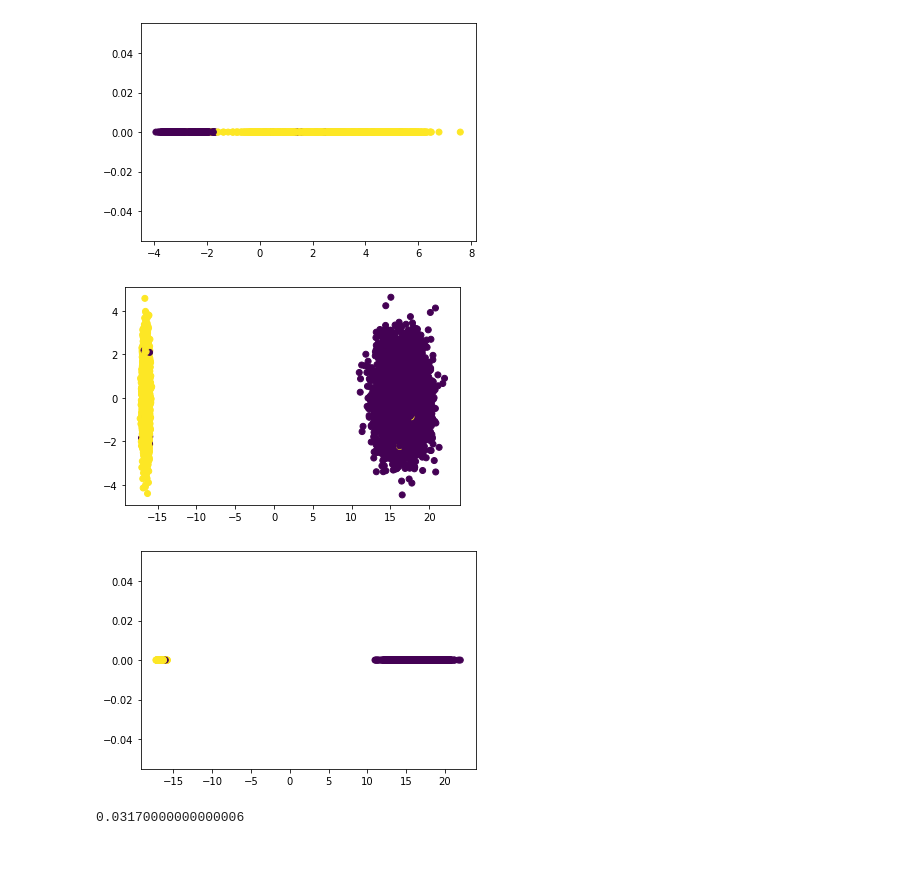
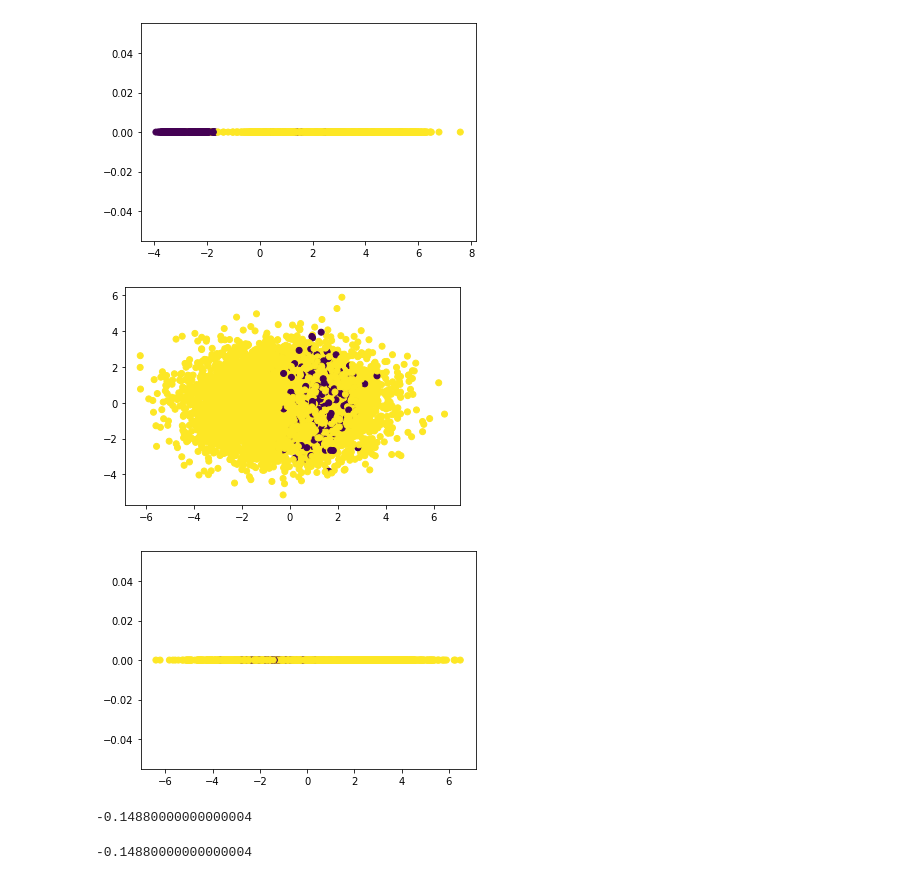
Before and after one commit to flatironinstitute/bio-lda, a Jupyter notebook: LDA.ipynb, the cells around one changed output. Cells and saved outputs as stored; diff of their text form; code cells hidden in the pictures.

```diff
--- a/LDA.ipynb
+++ b/LDA.ipynb
@@ -102,7 +178,7 @@ def eta(t):
     step -- learning rate at time t
     """
 
-    return 1e-4# / (t + 5)
+    return 1e-2#5e-6# / (t + 5)
 
 def gamma(t):
     """
@@ -114,21 +190,10 @@ def gamma(t):
     step -- learning rate at time t
     """
 
-    return 1e-4#/ (t + 20)
+    return 1e-2#5e-6#/ (t + 20)
-# %%
-X, y = make_classification(n_samples=10000, n_features=100,class_sep=10, n_clusters_per_class=1, n_classes=2)
-
-X1 = X[y == 0]
-X2 = X[y == 1]
-mean1 = X1.mean(0)
-mean2 = X2.mean(0)
-mean_diff = np.atleast_1d(mean1 - mean2)
-cov1 = calculate_covariance_matrix(X1)
-cov2 = calculate_covariance_matrix(X2)
-cov_tot = cov1 + cov2
 # %%
-LDA = Offline_LDA(1, 100)
-n_epoch = 50
+LDA = Offline_LDA(1, 500)
+n_epoch = 100
 err = []
 for n_e in range(n_epoch):
     LDA.fit(mean1, mean2, cov_tot)
@@ -319,9 +384,9 @@ errs = []
 
 LDAs = []
 for i in range(1):
+    X, y = make_classification(n_samples=10000, n_features=500,class_sep=0.6, n_clusters_per_class=1, n_classes=2)
 
-    X, y = make_classification(n_samples=10000, n_features=500,class_sep=10, n_clusters_per_class=1, n_classes=2)
-
+    """
     X1 = X[y == 0]
     X2 = X[y == 1]
     mean1 = X1.mean(0)
@@ -332,22 +397,28 @@ for i in range(1):
     cov_tot = cov1 + cov2
 
     """
-    mean1 =  np.zeros(500)
+    X1 = X[y == 0]
+    X2 = X[y == 1]
+    mean1 = X1.mean(0)
+    mean2 = X2.mean(0)
+    cov1 = calculate_covariance_matrix(X1)
+    cov2 = calculate_covariance_matrix(X2)
+    cov_tot = cov1 + cov2
+
+    #mean1 =  np.zeros(500)
     #cov1 = sklearn.datasets.make_spd_matrix(500)
-    X1 = np.random.multivariate_normal(mean1, cov1, 5000)
-    mean2 =  np.zeros(500) + 0.5
+    X1 = np.random.multivariate_normal(mean1, cov1, 1000)
+    #mean2 =  np.zeros(500) + 0.2
     #cov2 = sklearn.datasets.make_spd_matrix(500)
-    X2 = np.random.multivariate_normal(mean2, cov2, 5000)
-
+    X2 = np.random.multivariate_normal(mean2, cov2, 9000)
 
     X = np.concatenate((X1,X2))
     y = np.zeros(10000)
-    y[5000:] = 1
+    y[1000:] = 1
 
     idx = np.random.permutation(len(X))
     X, y  = X[idx], y[idx]
 
-    """
 
     from sklearn.decomposition import PCA
 
@@ -359,37 +430,40 @@ for i in range(1):
     pca = PCA(n_components=1)
     PCA_1X = pca.fit_transform(X)
     plt.scatter(PCA_1X, np.zeros(PCA_1X.shape), c = y)
     plt.show()
 
     clf = LinearDiscriminantAnalysis()
     clf.fit(X,y)
     y_ = clf.transform(X)
     true_lda_score = max((np.sum(y_[y == 1] > 0) + np.sum(y_[y == 0] < 0)), (np.sum(y_[y == 0] > 0) + np.sum(y_[y == 1] < 0)) )/10000
-
     LDA = Online_LDA(1, 500)
 
     n_epoch = 25
     err = []
 
     for n_e in range(n_epoch):
         for count, x in enumerate(X):
             if y[count] == 0:
                 r = 1
                 s = 0
             else:
                 r = 0
                 s = 1
             LDA.fit_next(x, r, s)
         Y = LDA.w.T.dot(X.T)
         err.append(true_lda_score - max((np.sum(Y[y == 1] > 0) + np.sum(Y[y == 0] < 0)), (np.sum(Y[y == 0] > 0) + np.sum(Y[y == 1] < 0)) )/10000)
 
     print(err[-1])
     errs.append(err[-1])
     LDAs.append(LDA)
 # %% [output]
-[figure, old version]
+[figure, new version]
-[figure, old version]
+[figure, new version]
-0.03170000000000006
+-0.14880000000000004
+# %%
+np.mean(errs)
+# %% [output]
+-0.14880000000000004
 # %%
 plt.plot(err)
 plt.show()
```
Also changed, not shown: parts of 15 cells of this notebook, 6 other files.
